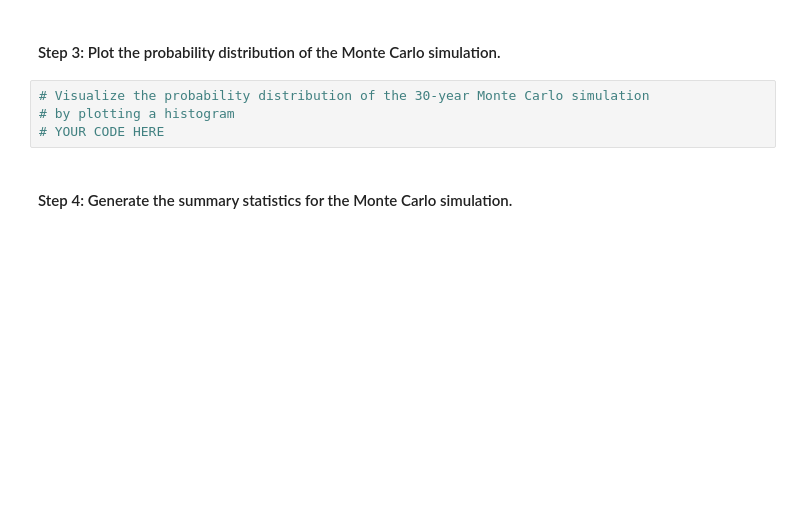
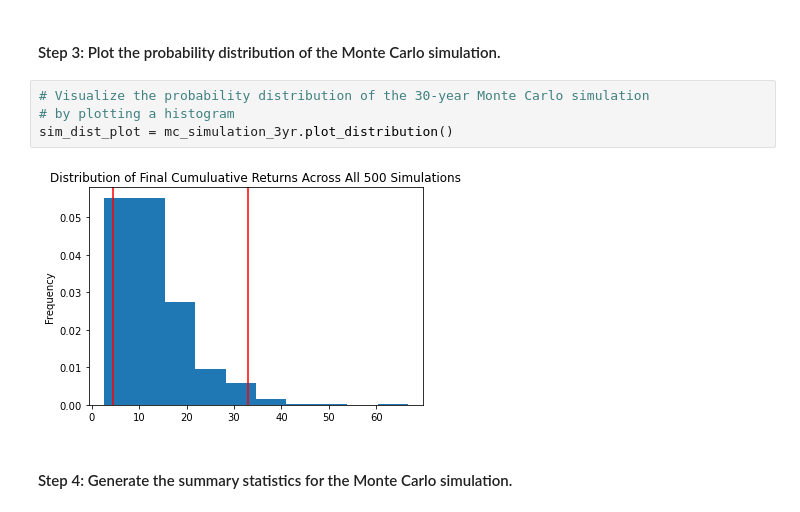
Before and after one commit to dcmar18/FinancialPlanningTools, a Jupyter notebook: financial_planning_tools.ipynb, the cells around one changed output. Saved outputs shown, nothing was run; the diff lists cells and outputs as text; blank space fills up the shorter version.

```diff
--- a/financial_planning_tools.ipynb
+++ b/financial_planning_tools.ipynb
@@ -470,7 +522,9 @@ display(prices_3yrs_df.tail())
 # %%
 # Visualize the probability distribution of the 30-year Monte Carlo simulation
 # by plotting a histogram
-# YOUR CODE HERE
+sim_dist_plot = mc_simulation_3yr.plot_distribution()
+# %% [output]
+[figure, added]
 # %% [markdown]
 #### Step 4: Generate the summary statistics for the Monte Carlo simulation.
 # %%
```
Also changed, not shown: parts of 5 cells of this notebook, 1 other file.
